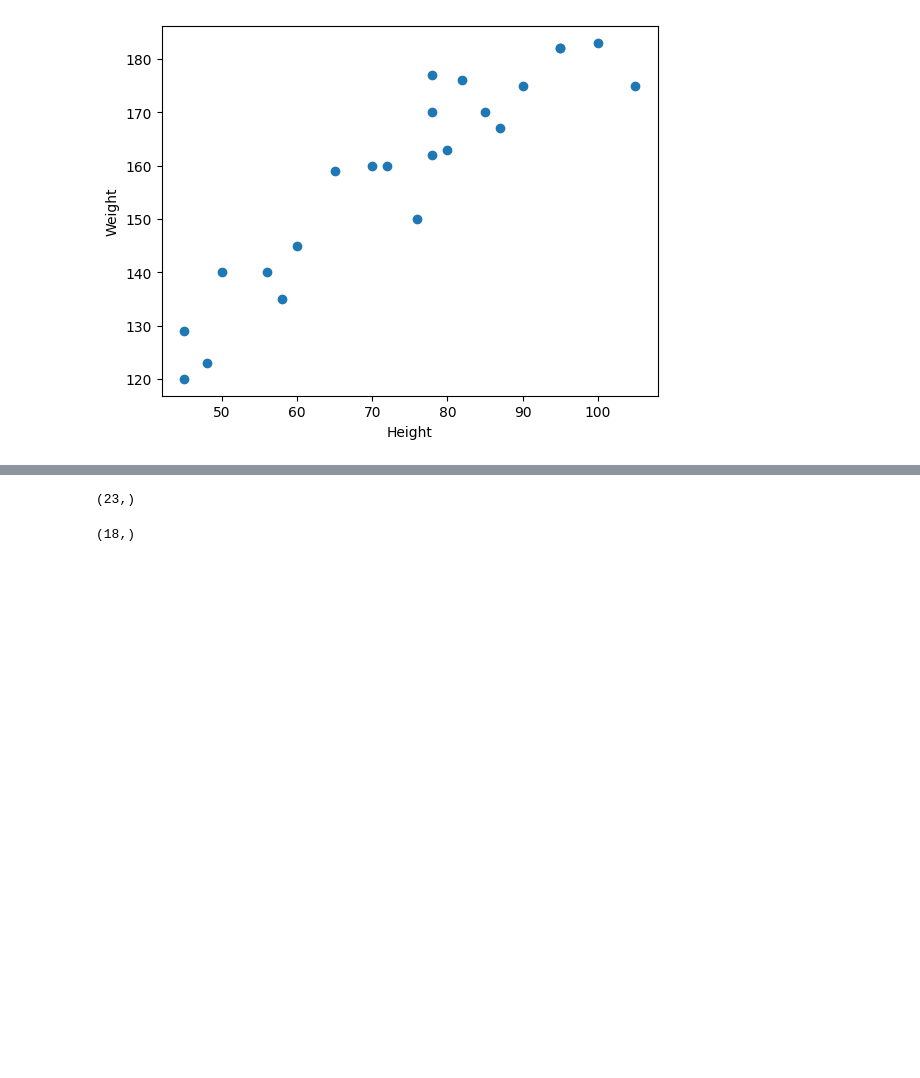
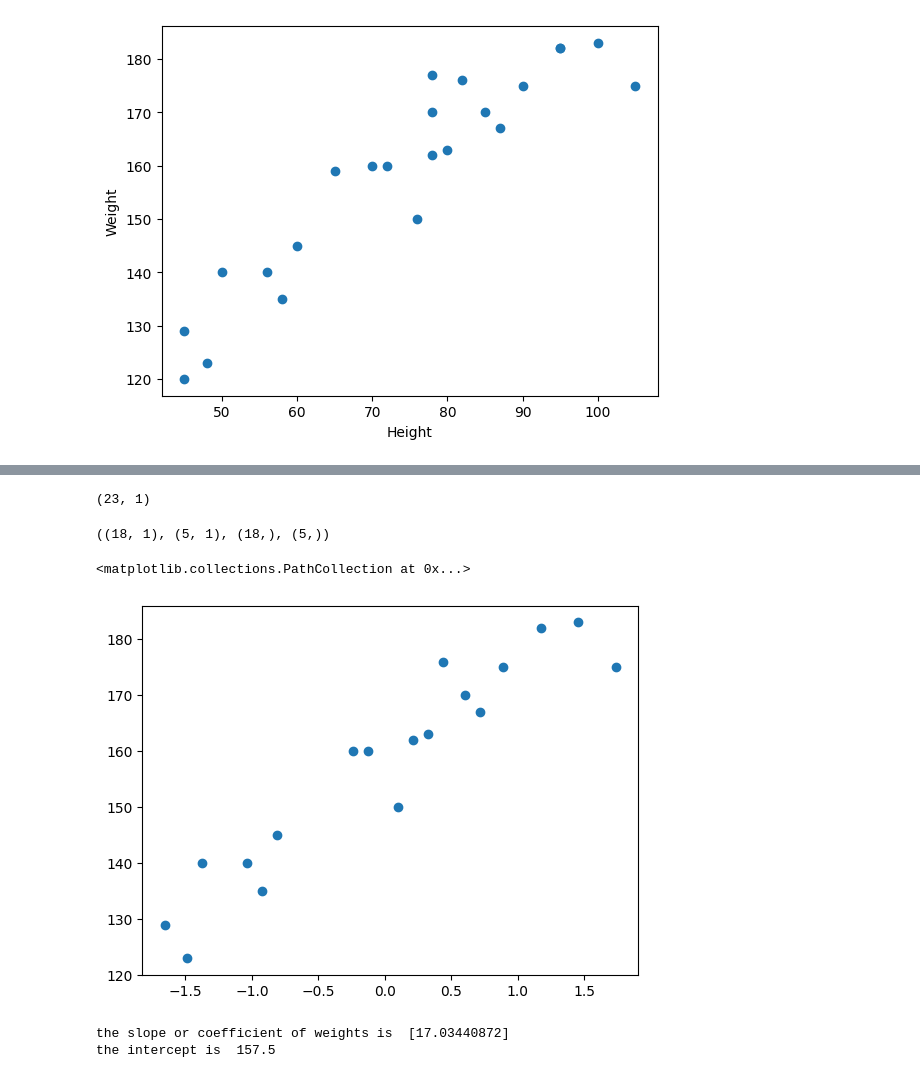
Before and after one commit to 2022BCD0052/Machine-Learning, a Jupyter notebook: Linear Regression Practical/basic project/simpleLinear.ipynb, the cells around one changed output, grey strips where cells are left out. Cells and saved outputs as stored; diff of their text form; code cells hidden in the pictures; blank space fills up the shorter version.

Commit message:
Update Simple Linear Regression Practical notebook with additional model evaluation metrics

```diff
--- a/Linear Regression Practical/basic project/simpleLinear.ipynb
+++ b/Linear Regression Practical/basic project/simpleLinear.ipynb
@@ -24,7 +24,7 @@ Text(0, 0.5, 'Weight')
 [figure]
 # %%
 # divide our data set into independent and  dependent features
-X = df['Weight'] # independent feature
+X = df[['Weight']] # independent feature
 y = df['Height'] # dependent feature
 # %%
 X
@@ -53,12 +53,19 @@ X_train, X_test, y_train, y_test = train_test_split(X, y, test_size=0.20, random
 # %%
 X.shape
 # %% [output]
-(23,)
+(23, 1)
-# %%
-X_train.shape
-# %% [output]
-(18,)
+# %%
+X_train.shape, X_test.shape, y_train.shape, y_test.shape
+# %% [output]
+((18, 1), (5, 1), (18,), (5,))
 # %%
 # standarize the data Train for independent feature
 from sklearn.preprocessing import StandardScaler
 scaler = StandardScaler()
+X_train=scaler.fit_transform(X_train)
+X_test=scaler.transform(X_test)
+# %%
+plt.scatter(X_train, y_train)
+# %% [output]
+<matplotlib.collections.PathCollection at 0x...>
+[figure, added]
@@ -64,0 +75,10 @@ scaler = StandardScaler()
+# %%
+regressor = LinearRegression()
+regressor.fit(X_train, y_train)
+regressor.coef_
+regressor.intercept_
+print("the slope or coefficient of weights is ",regressor.coef_)
+print("the intercept is ",regressor.intercept_)
+# %% [output]
+the slope or coefficient of weights is  [17.03440872]
+the intercept is  157.5
```
Also changed, not shown: parts of 13 cells of this notebook.
